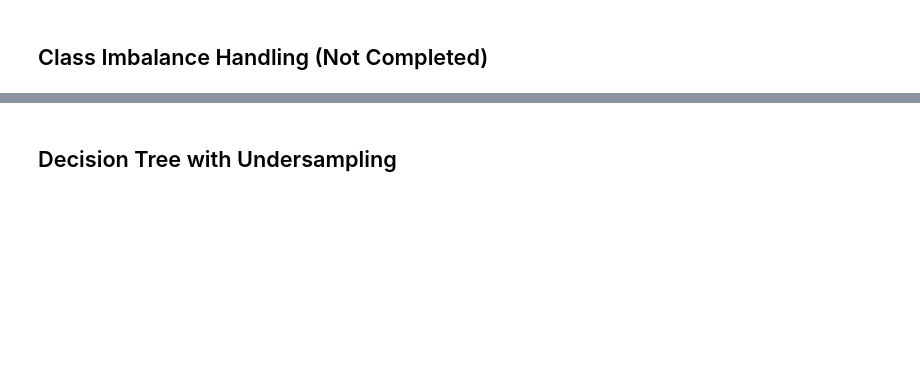
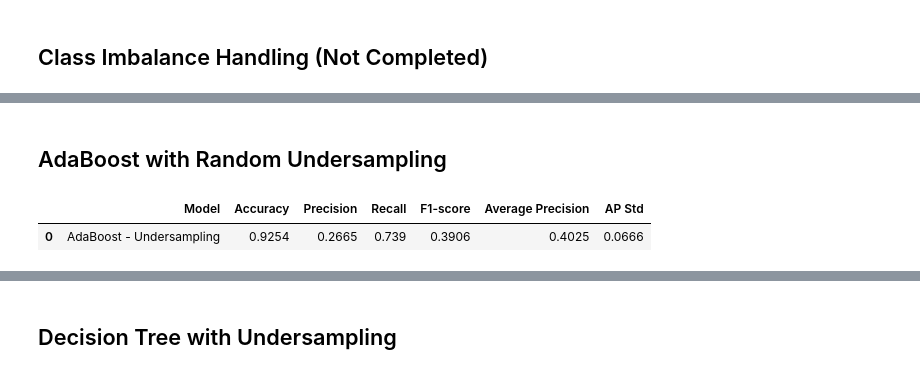
Before and after one commit to krstringer/isom3360-group13, a Jupyter notebook: ISOM3360_Project_Group13.ipynb, the cells around one changed output, grey strips where cells are left out. Saved outputs shown, nothing was run; the diff lists cells and outputs as text; code cells hidden in the pictures; blank space fills up the shorter version.

```diff
--- a/ISOM3360_Project_Group13.ipynb
+++ b/ISOM3360_Project_Group13.ipynb
@@ -380,0 +459,56 @@ display(all_models_results_df.round(4))
+# %% [markdown]
+## AdaBoost with Random Undersampling
+# %%
+from sklearn.ensemble import AdaBoostClassifier
+
+# 1. Define the base learner (Decision Stump)
+base_stump = DecisionTreeClassifier(
+    max_depth=1,
+    random_state=42
+)
+
+# 2. AdaBoost + Random Undersampling pipeline
+adaboost_under = ImbPipeline([
+    ("sampler", RandomUnderSampler(
+        sampling_strategy=1/3,
+        random_state=42
+    )),
+    ("model", AdaBoostClassifier(
+        estimator=base_stump,
+        n_estimators=100,
+        learning_rate=0.5,
+        random_state=42
+    ))
+])
+
+# 3. Evaluate using 5-Fold Stratified Cross-Validation
+ada_scores = cross_validate(
+    adaboost_under,
+    X_train,
+    y_train,
+    cv=cv,
+    scoring=scoring
+)
+
+# 4. Store evaluation results
+ada_results = [{
+    "Model": "AdaBoost - Undersampling",
+    "Accuracy": ada_scores["test_Accuracy"].mean(),
+    "Precision": ada_scores["test_Precision"].mean(),
+    "Recall": ada_scores["test_Recall"].mean(),
+    "F1-score": ada_scores["test_F1-score"].mean(),
+    "Average Precision": ada_scores[
+        "test_Average Precision"
+    ].mean(),
+    "AP Std": ada_scores[
+        "test_Average Precision"
+    ].std()
+}]
+
+# Convert into DataFrame
+ada_results_df = pd.DataFrame(ada_results)
+
+display(ada_results_df.round(4))
+# %% [output]
+|  | Model | Accuracy | Precision | Recall | F1-score | Average Precision | AP Std |
+| 0 | AdaBoost - Undersampling | 0.9254 | 0.2665 | 0.739 | 0.3906 | 0.4025 | 0.0666 |
```
Also changed, not shown: parts of 9 cells of this notebook.
